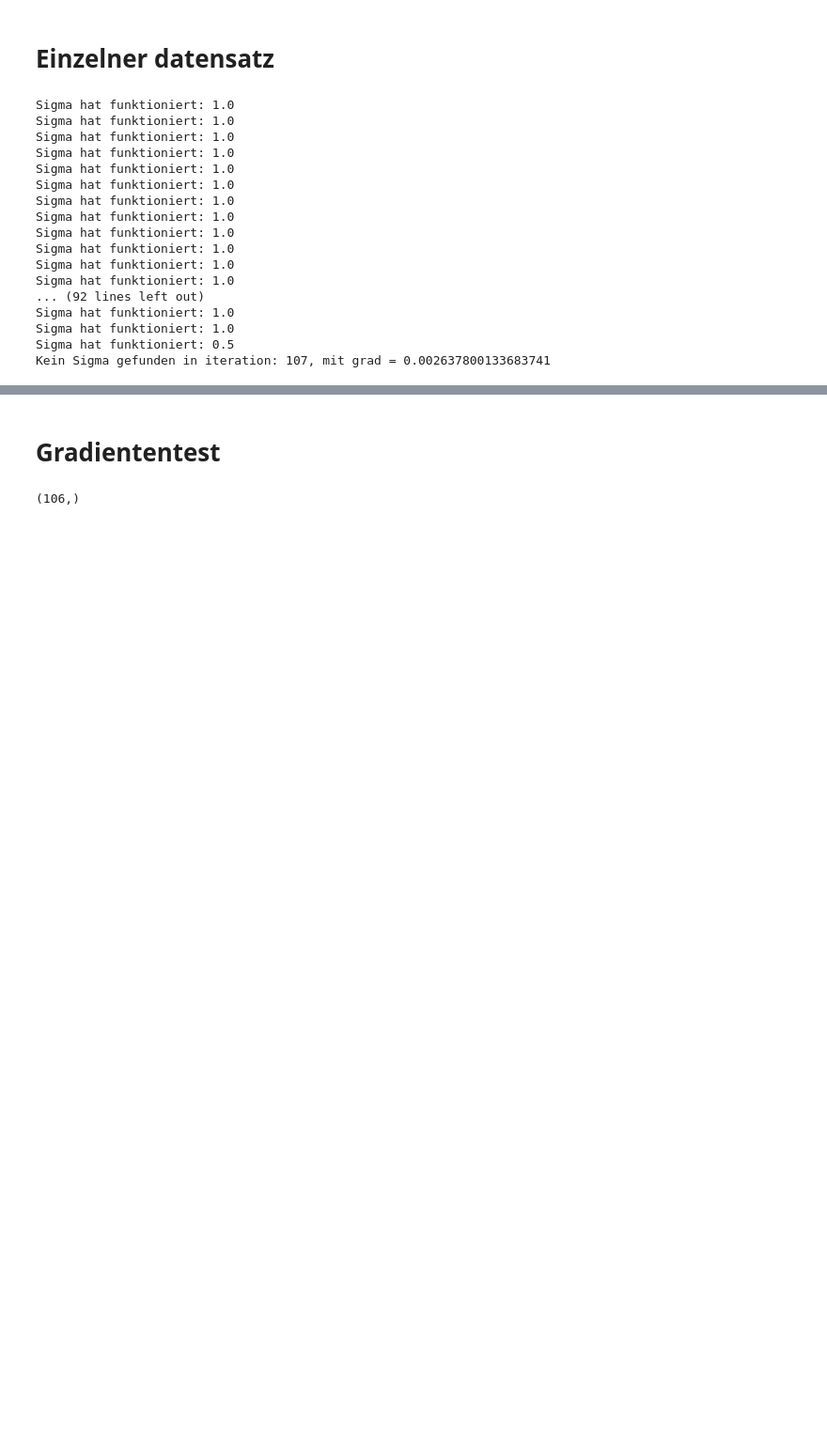
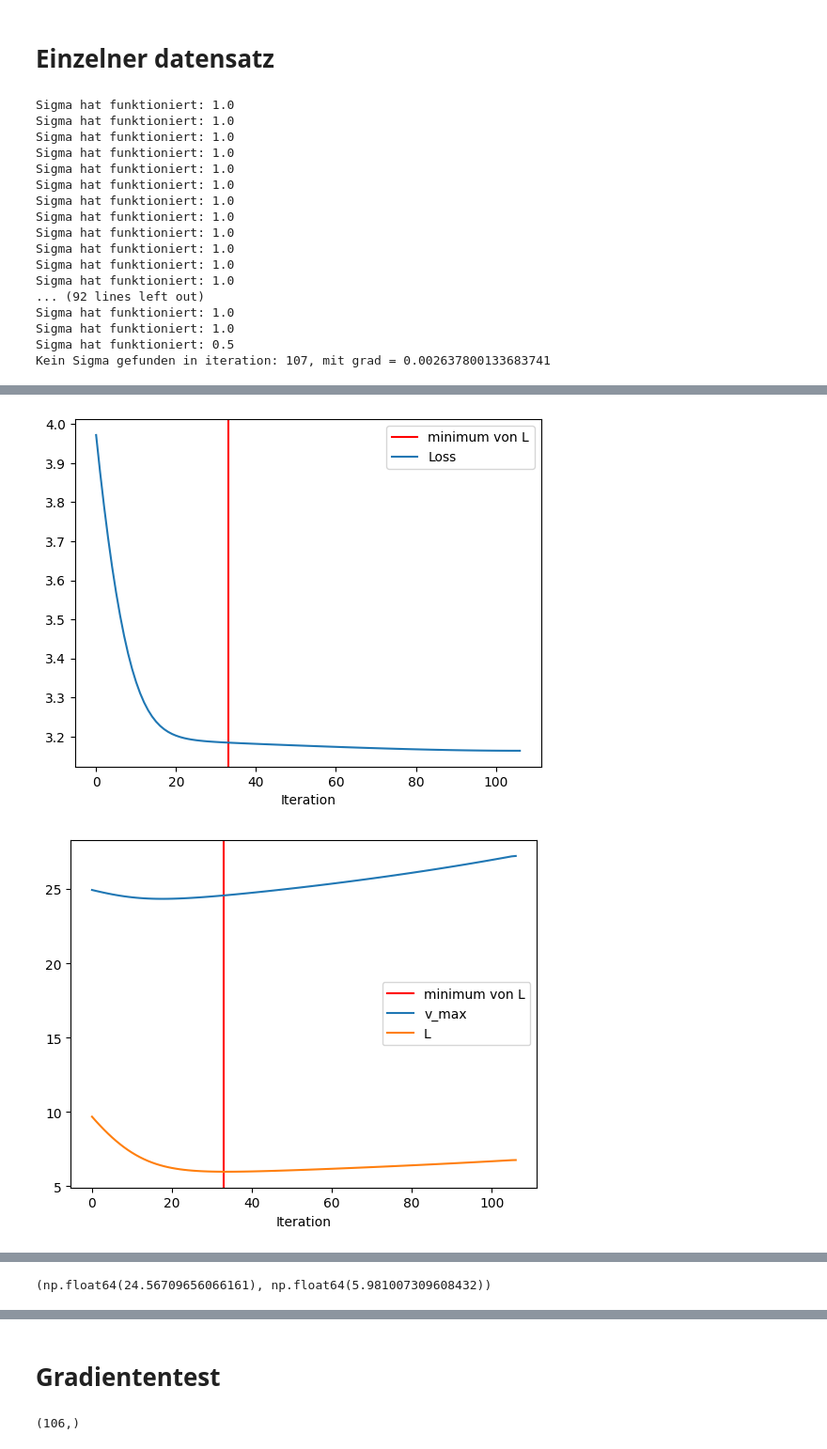
Before and after one commit to TimLockstedt/Opt1, a Jupyter notebook: validation_Tim_1.ipynb, the cells around one changed output, grey strips where cells are left out. Shown at 94% size. Saved outputs shown, nothing was run; the diff lists cells and outputs as text; code cells hidden in the pictures; blank space fills up the shorter version.

```diff
--- a/validation_Tim_1.ipynb
+++ b/validation_Tim_1.ipynb
@@ -1395,3 +1395,39 @@ v_max, L
 [figure]
 [figure]
 (np.float64(27.2200152962219), np.float64(6.766043013836448))
+# %%
+# Minimum von L bestimmen
+dL = np.array([L_i - L_ip for L_i , L_ip in zip(L_arr[:-1], L_arr[1:])])
+minimum_index = np.where(dL == np.min(np.abs(dL)))[0][0]
+
+ax = plt.gca()
+plt.axvline(x=minimum_index, label="minimum von L", color="red")
+plt.plot(np.arange(len(J_arr)), J_arr, label="Loss", marker = "")
+
+# xmin, xmax = 3000, 8000
+#ymin, ymax = 8, 9.5
+#ax.set_ylim([ymin, ymax])
+# ax.set_xlim([xmin, xmax])
+plt.legend()
+plt.xlabel("Iteration")
+plt.savefig(f"Bilder/{fileName.split("/")[1].split(".")[0]}_single{dataset_nuber}_M{M}L{L_in}Vmax{vmax_in}dt{dt}armijo_gamma{gamma}_Figure_Loss_marked.pdf", dpi=40)
+plt.show()
+plt.axvline(x=minimum_index, label="minimum von L", color="red")
+plt.plot(range(len(vmax_arr)), vmax_arr, label = "v_max", marker = "")
+plt.plot(range(len(L_arr)), L_arr, label = "L",  marker = "")
+plt.legend()
+plt.xlabel("Iteration")
+plt.savefig(f"Bilder/{fileName.split("/")[1].split(".")[0]}_single{dataset_nuber}_M{M}L{L_in}Vmax{vmax_in}dt{dt}armijo_gamma{gamma}_Figure_ParameterEntwicklung_marked.pdf", dpi=40)
+plt.show()
+mask = grad_arr == 0
+grad = grad_arr[:int(np.min(np.where(mask)[0])), :]
+plt.axvline(x=minimum_index, label="minimum von L", color="red")
+plt.plot(range(grad.shape[0]), grad[:,0], label=r"$\nabla_{vmax}$", marker = "")
+plt.plot(range(grad.shape[0]), grad[:,1], label=r"$\nabla_{L}$", marker = "")
+plt.legend()
+plt.savefig(f"Bilder/{fileName.split("/")[1].split(".")[0]}_single{dataset_nuber}_M{M}L{L_in}Vmax{vmax_in}dt{dt}armijo_gamma{gamma}_Figure_GradEntwicklung_marked.pdf", dpi=40)
+plt.show()
+vmax_arr[minimum_index], L_arr[minimum_index]
+# %% [output]
+[figure, added]
+[figure, added]
@@ -1397,0 +1435 @@ v_max, L
+(np.float64(24.56709656066161), np.float64(5.981007309608432))
```
Also changed, not shown: parts of 4 cells of this notebook, 18 other files.
